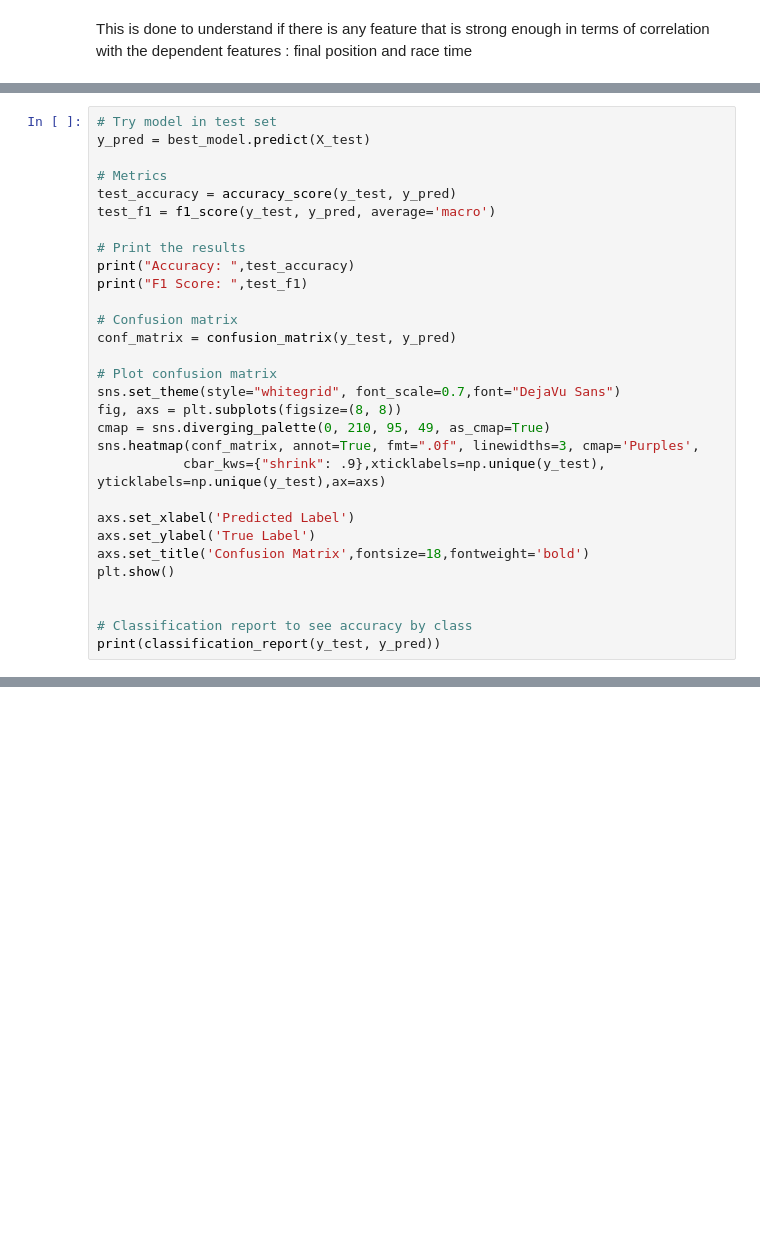
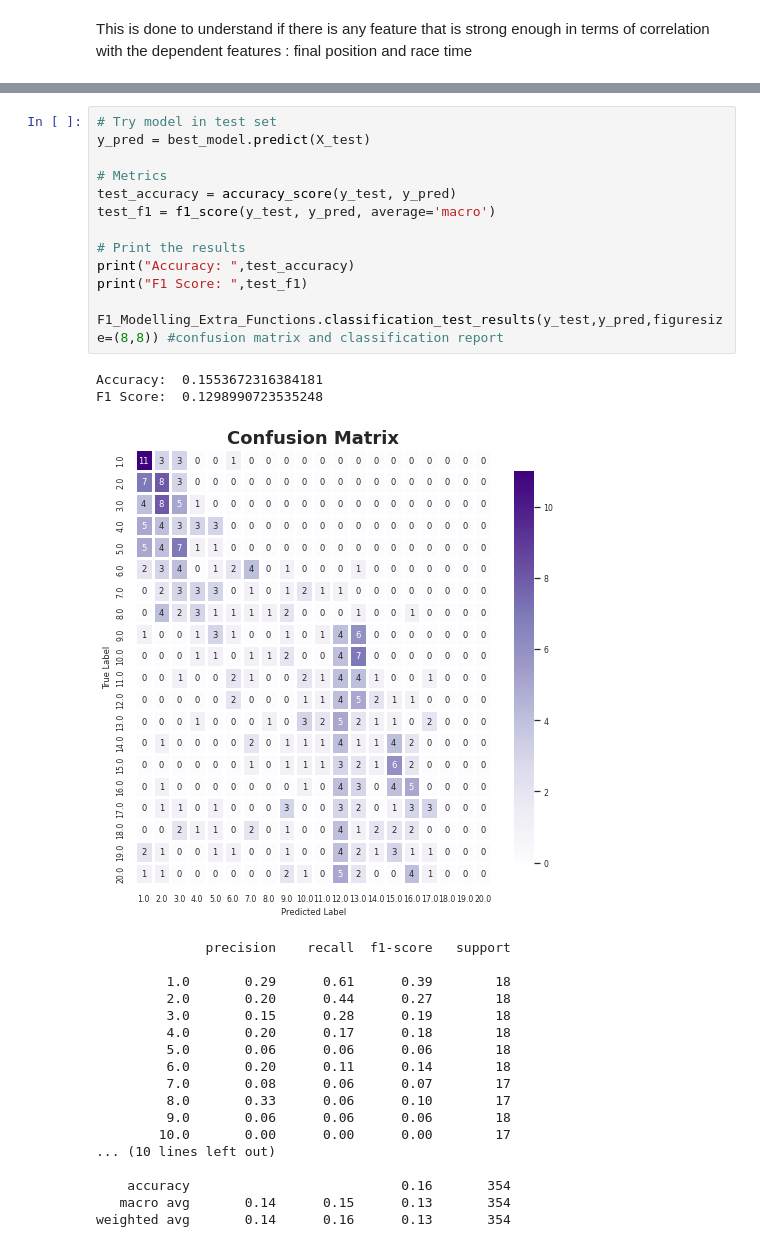
Before and after one commit to GabyCisnerosV/F1_NoName, a Jupyter notebook: 3_Model_1.ipynb, the cells around one changed output, grey strips where cells are left out. Saved outputs shown, nothing was run; the diff lists cells and outputs as text; blank space fills up the shorter version.

```diff
--- a/3_Model_1.ipynb
+++ b/3_Model_1.ipynb
@@ -168,30 +165,0 @@ plt.show()
-# %%
-# Try model in test set
-y_pred = best_model.predict(X_test)
-
-# Metrics
-test_accuracy = accuracy_score(y_test, y_pred)
-test_f1 = f1_score(y_test, y_pred, average='macro')
-
-# Print the results
-print("Accuracy: ",test_accuracy)
-print("F1 Score: ",test_f1)
-
-# Confusion matrix
-conf_matrix = confusion_matrix(y_test, y_pred)
-
-# Plot confusion matrix
-sns.set_theme(style="whitegrid", font_scale=0.7,font="DejaVu Sans")
-fig, axs = plt.subplots(figsize=(8, 8))
-cmap = sns.diverging_palette(0, 210, 95, 49, as_cmap=True)
-sns.heatmap(conf_matrix, annot=True, fmt=".0f", linewidths=3, cmap='Purples',
-           cbar_kws={"shrink": .9},xticklabels=np.unique(y_test), yticklabels=np.unique(y_test),ax=axs)
-
-axs.set_xlabel('Predicted Label')
-axs.set_ylabel('True Label')
-axs.set_title('Confusion Matrix',fontsize=18,fontweight='bold')
-plt.show()
-
-
-# Classification report to see accuracy by class
-print(classification_report(y_test, y_pred))
@@ -218,0 +166,34 @@ weighted avg       0.12      0.14      0.12       354
+# %%
+# Try model in test set
+y_pred = best_model.predict(X_test)
+
+# Metrics
+test_accuracy = accuracy_score(y_test, y_pred)
+test_f1 = f1_score(y_test, y_pred, average='macro')
+
+# Print the results
+print("Accuracy: ",test_accuracy)
+print("F1 Score: ",test_f1)
+
+F1_Modelling_Extra_Functions.classification_test_results(y_test,y_pred,figuresize=(8,8)) #confusion matrix and classification report
+# %% [output]
+Accuracy:  0.1553672316384181
+F1 Score:  0.1298990723535248
+[figure, added]
+              precision    recall  f1-score   support
+
+         1.0       0.29      0.61      0.39        18
+         2.0       0.20      0.44      0.27        18
+         3.0       0.15      0.28      0.19        18
+         4.0       0.20      0.17      0.18        18
+         5.0       0.06      0.06      0.06        18
+         6.0       0.20      0.11      0.14        18
+         7.0       0.08      0.06      0.07        17
+         8.0       0.33      0.06      0.10        17
+         9.0       0.06      0.06      0.06        18
+        10.0       0.00      0.00      0.00        17
+... (10 lines left out)
+
+    accuracy                           0.16       354
+   macro avg       0.14      0.15      0.13       354
+weighted avg       0.14      0.16      0.13       354
```
Also changed, not shown: parts of 14 cells of this notebook, 2 other files.
